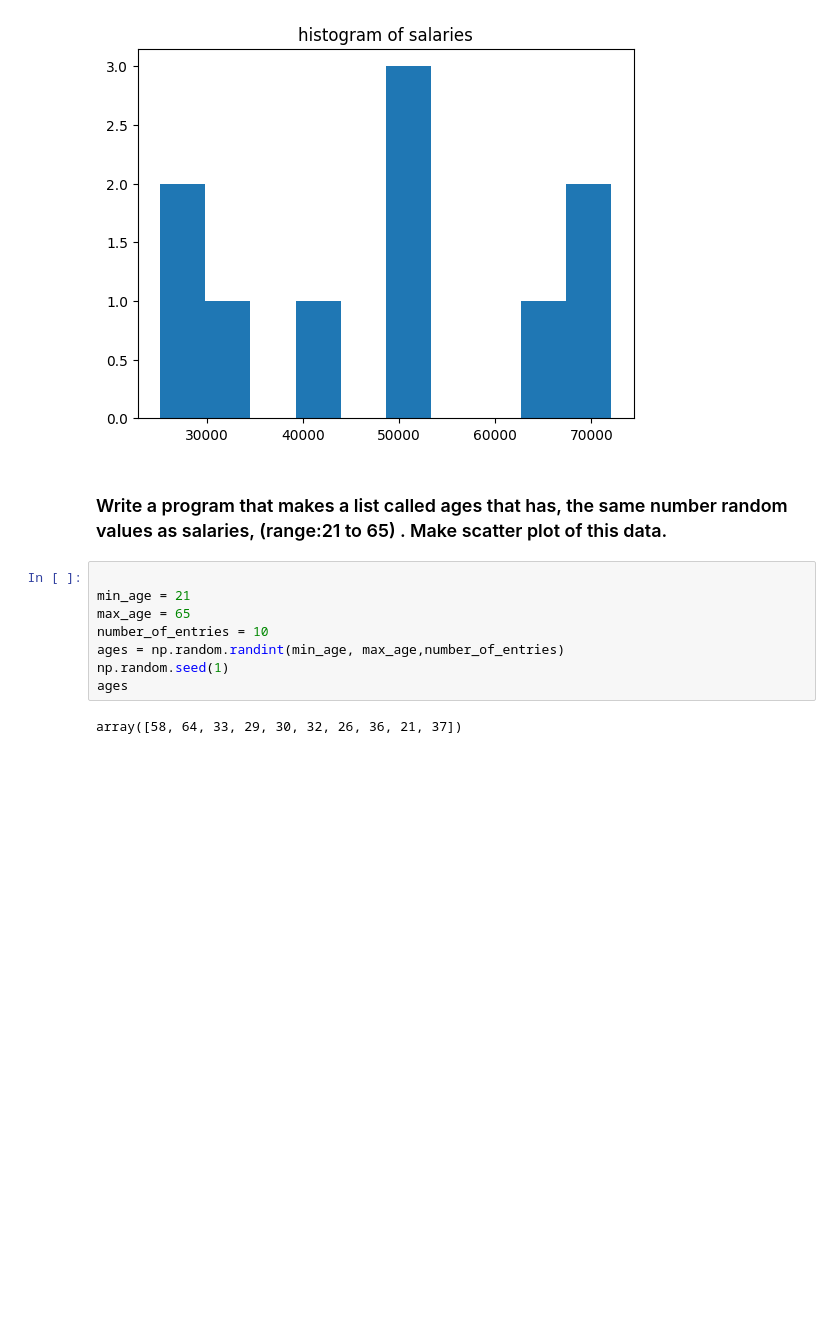
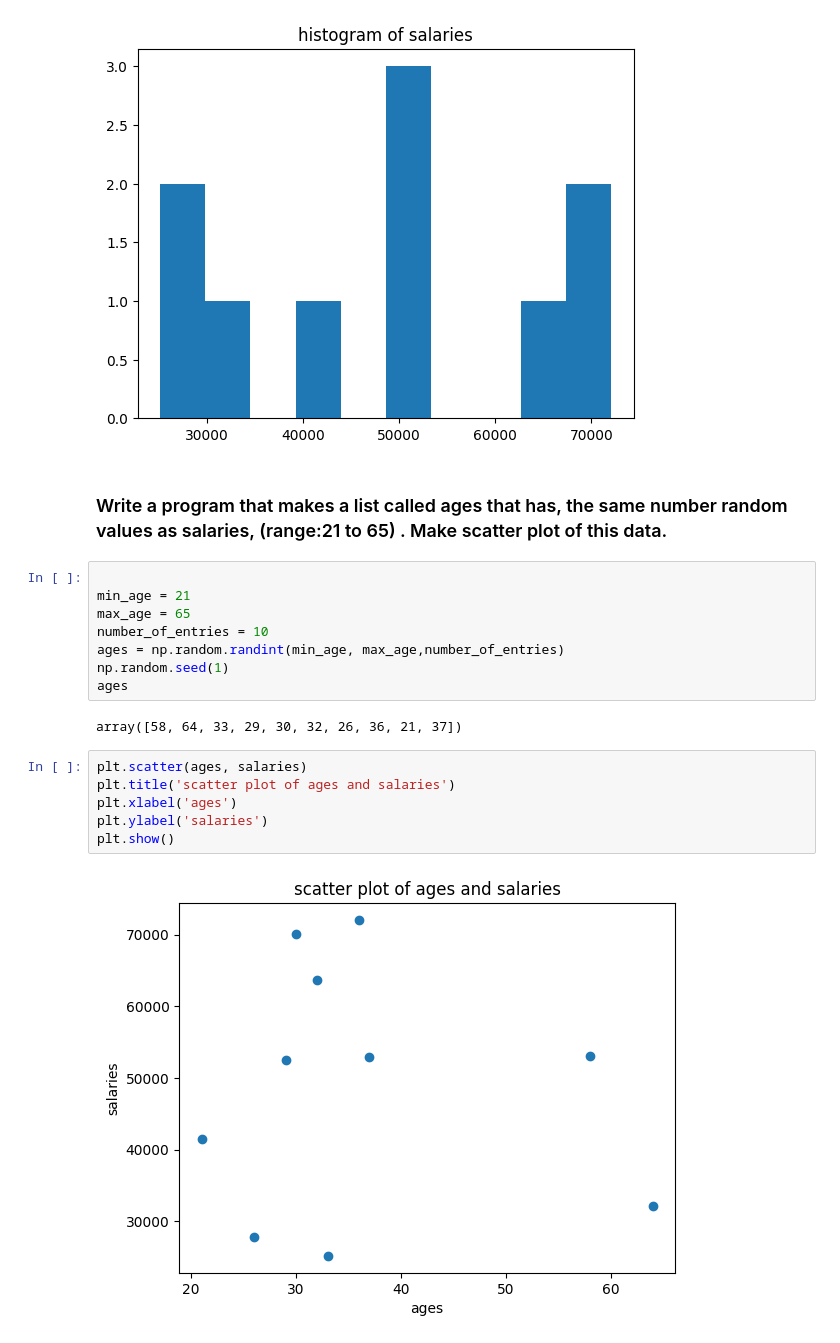
Before and after one commit to Kate-217/my_work_atu, a Jupyter notebook: week08/matplotlib.ipynb, the cells around one changed output. Cells and saved outputs as stored; diff of their text form; blank space fills up the shorter version.

Commit message:
lab_08 plotting

```diff
--- a/week08/matplotlib.ipynb
+++ b/week08/matplotlib.ipynb
@@ -47,3 +47,11 @@ np.random.seed(1)
 ages
 # %% [output]
 array([58, 64, 33, 29, 30, 32, 26, 36, 21, 37])
+# %%
+plt.scatter(ages, salaries)
+plt.title('scatter plot of ages and salaries')
+plt.xlabel('ages')
+plt.ylabel('salaries')
+plt.show()
+# %% [output]
+[figure, added]
```
Also changed, not shown: parts of 6 cells of this notebook, 1 other file.
